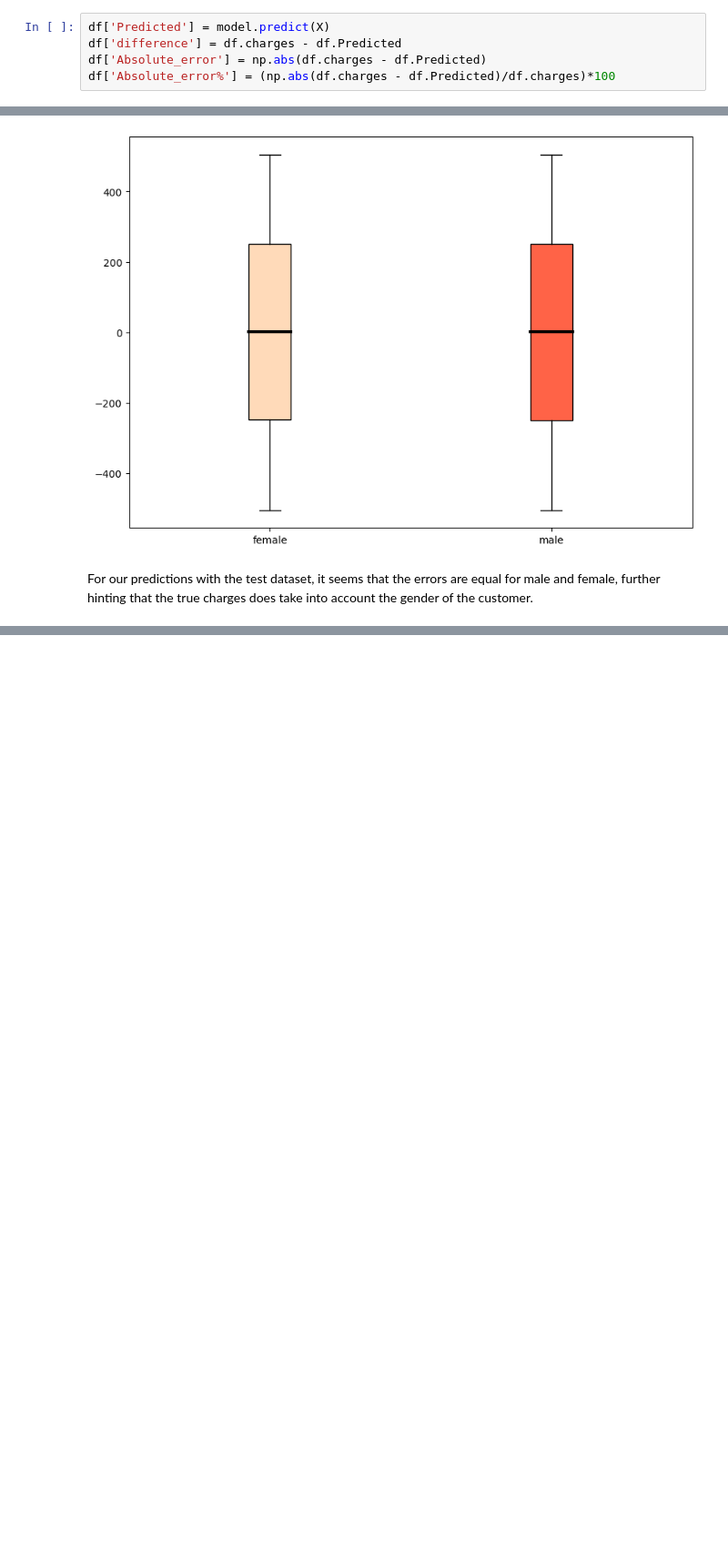
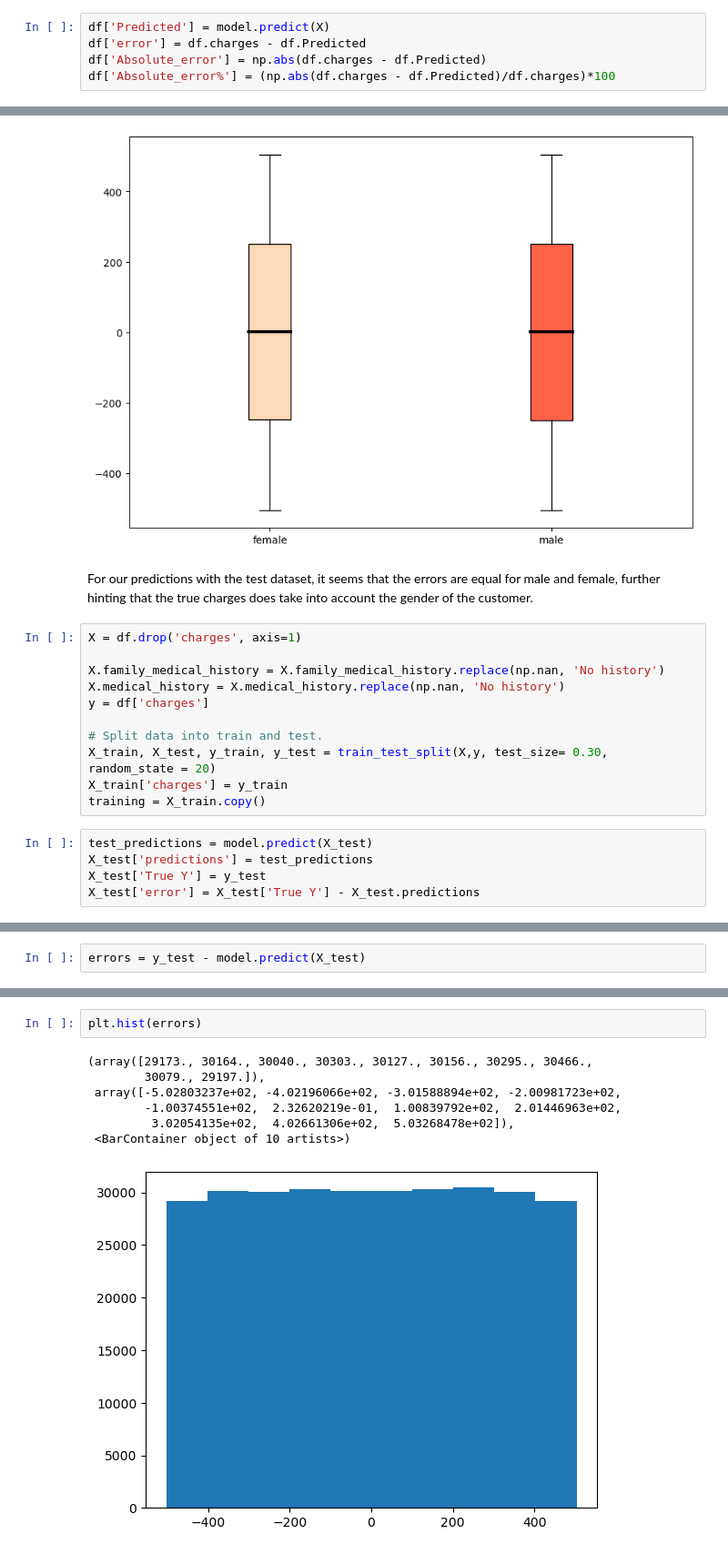
Before and after one commit to s2110880/DataCuration-Project, a Jupyter notebook: present.ipynb, the cells around one changed output, grey strips where cells are left out. Shown: that part at 91% size. Drawn from its saved outputs; the diff is of its cells as text; blank space fills up the shorter version.

Commit message:
analysis of errors

```diff
--- a/present.ipynb
+++ b/present.ipynb
@@ -247,7 +251,7 @@ X = df.drop('charges', axis=1)
 y = df['charges']
 # %%
 df['Predicted'] = model.predict(X)
-df['difference'] = df.charges - df.Predicted
+df['error'] = df.charges - df.Predicted
 df['Absolute_error'] = np.abs(df.charges - df.Predicted)
 df['Absolute_error%'] = (np.abs(df.charges - df.Predicted)/df.charges)*100
 # %%
@@ -316,3 +318,19 @@ plt.show()
 [figure]
 # %% [markdown]
 For our predictions with the test dataset, it seems that the errors are equal for male and female, further hinting that the true charges does take into account the gender of the customer.
+# %%
+X = df.drop('charges', axis=1)
+
+X.family_medical_history = X.family_medical_history.replace(np.nan, 'No history')
+X.medical_history = X.medical_history.replace(np.nan, 'No history')
+y = df['charges']
+
+# Split data into train and test.
+X_train, X_test, y_train, y_test = train_test_split(X,y, test_size= 0.30, random_state = 20)
+X_train['charges'] = y_train
+training = X_train.copy()
+# %%
+test_predictions = model.predict(X_test)
+X_test['predictions'] = test_predictions
+X_test['True Y'] = y_test
+X_test['error'] = X_test['True Y'] - X_test.predictions
@@ -318,0 +341,2 @@ For our predictions with the test dataset, it seems that the errors are equal fo
+# %%
+errors = y_test - model.predict(X_test)
@@ -318,0 +358,10 @@ For our predictions with the test dataset, it seems that the errors are equal fo
+# %%
+plt.hist(errors)
+# %% [output]
+(array([29173., 30164., 30040., 30303., 30127., 30156., 30295., 30466.,
+        30079., 29197.]),
+ array([-5.02803237e+02, -4.02196066e+02, -3.01588894e+02, -2.00981723e+02,
+        -1.00374551e+02,  2.32620219e-01,  1.00839792e+02,  2.01446963e+02,
+         3.02054135e+02,  4.02661306e+02,  5.03268478e+02]),
+ <BarContainer object of 10 artists>)
+[figure, added]
```
Also changed, not shown: parts of 11 cells of this notebook.
